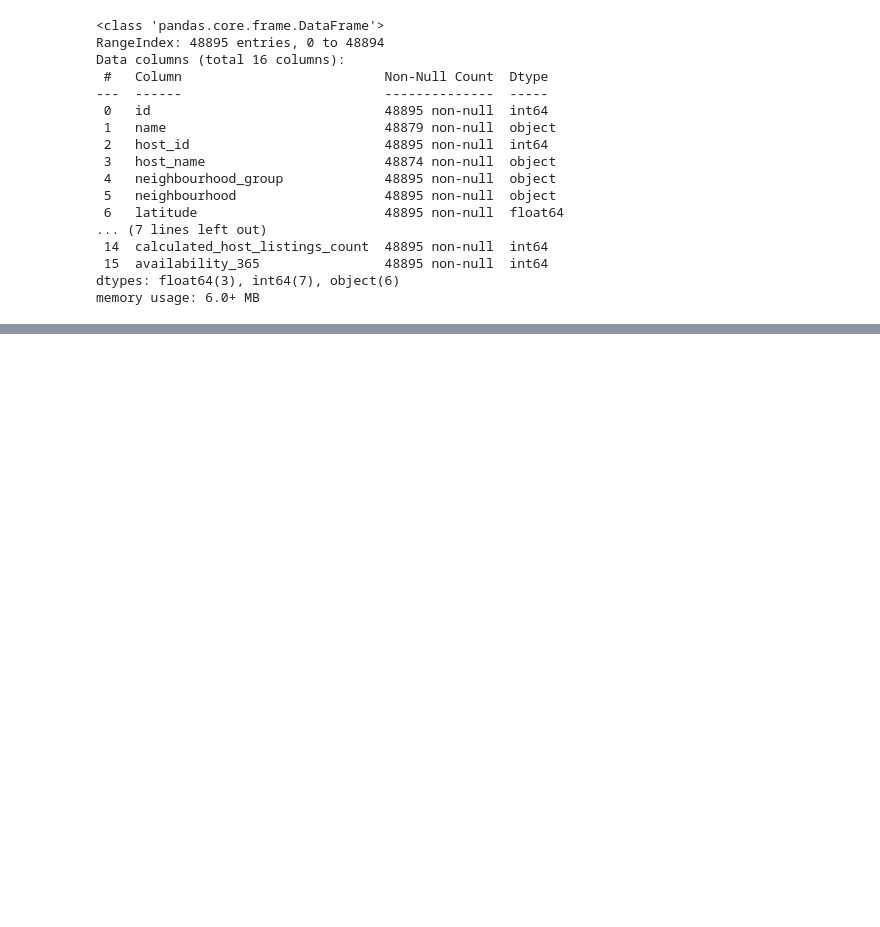
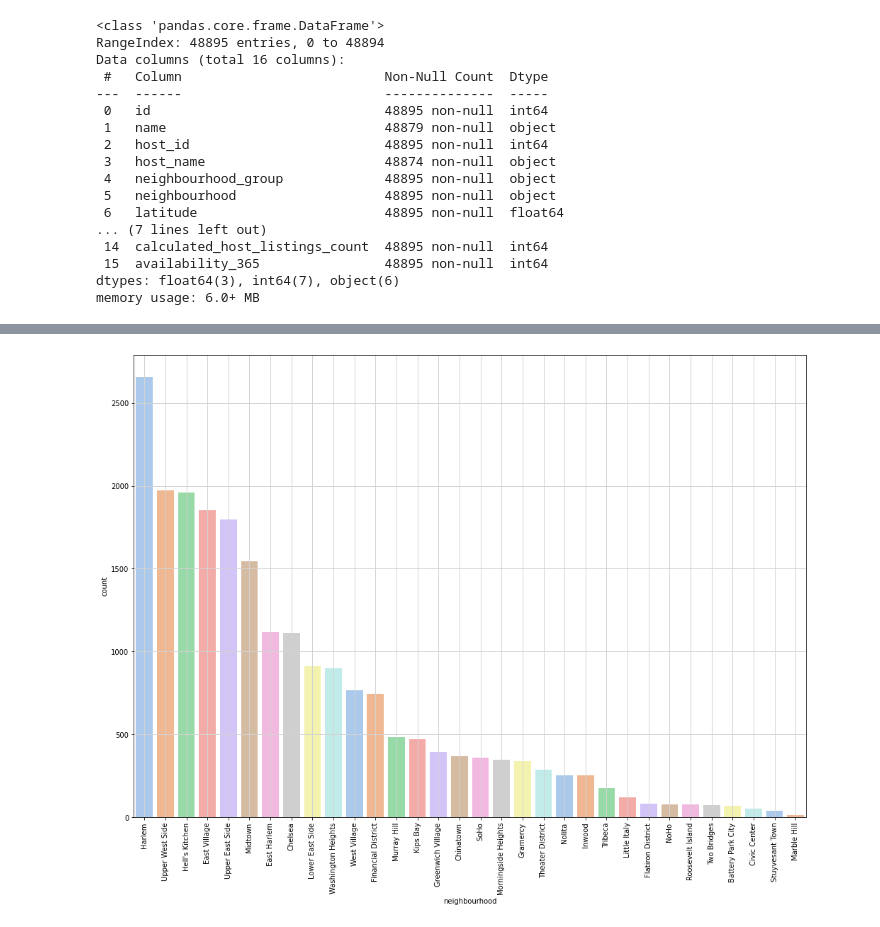
Before and after one commit to Sanjaycsk/AirBnb-EDA, a Jupyter notebook: AirBnB_Project.ipynb, the cells around one changed output, grey strips where cells are left out. Cells and saved outputs as stored; diff of their text form; code cells hidden in the pictures; blank space fills up the shorter version.

```diff
--- a/AirBnB_Project.ipynb
+++ b/AirBnB_Project.ipynb
@@ -54,0 +175,2 @@ memory usage: 6.0+ MB
+# %%
+multi_group_var = airbnb_file[['neighbourhood_group','neighbourhood']].groupby(['neighbourhood_group','neighbourhood'])['neighbourhood'].count().reset_index(name='count').sort_values(['neighbourhood_group','count'], ascending=[False,False])
@@ -54,0 +231,11 @@ memory usage: 6.0+ MB
+# %%
+Manhattan_neighbourhood_top10 = multi_group_var.loc[multi_group_var['neighbourhood_group'] == 'Manhattan' ]
+plt.figure(figsize=(17,12))
+Manhattan_neighbourhood_top10 = Manhattan_neighbourhood_top10.sort_values('count' ,ascending= False)
+ax = sns.barplot(x="neighbourhood", y="count", data=Manhattan_neighbourhood_top10, palette=sns.color_palette("pastel", 10))
+plt.xticks(rotation='vertical')
+ax.grid(b=True, which='major', color='#d3d3d3', linewidth=1.0)
+ax.grid(b=True, which='minor', color='#d3d3d3', linewidth=0.5)
+plt.show()
+# %% [output]
+[figure, added]
```
Also changed, not shown: parts of 27 cells of this notebook.
